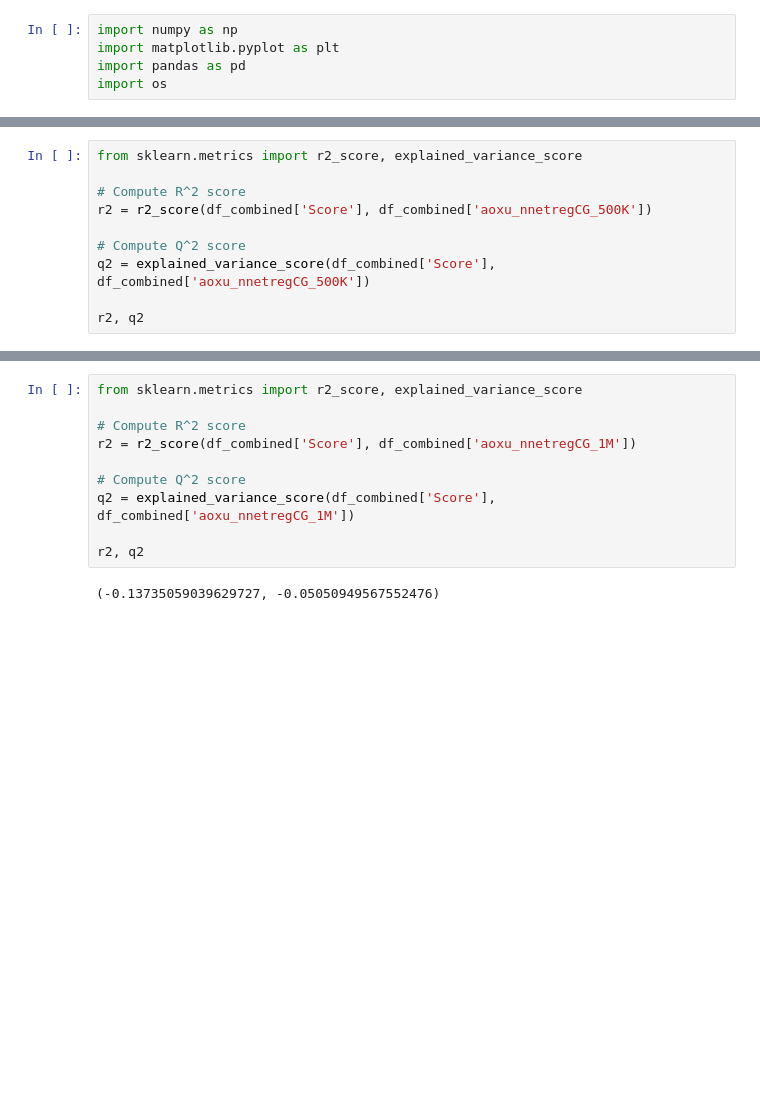
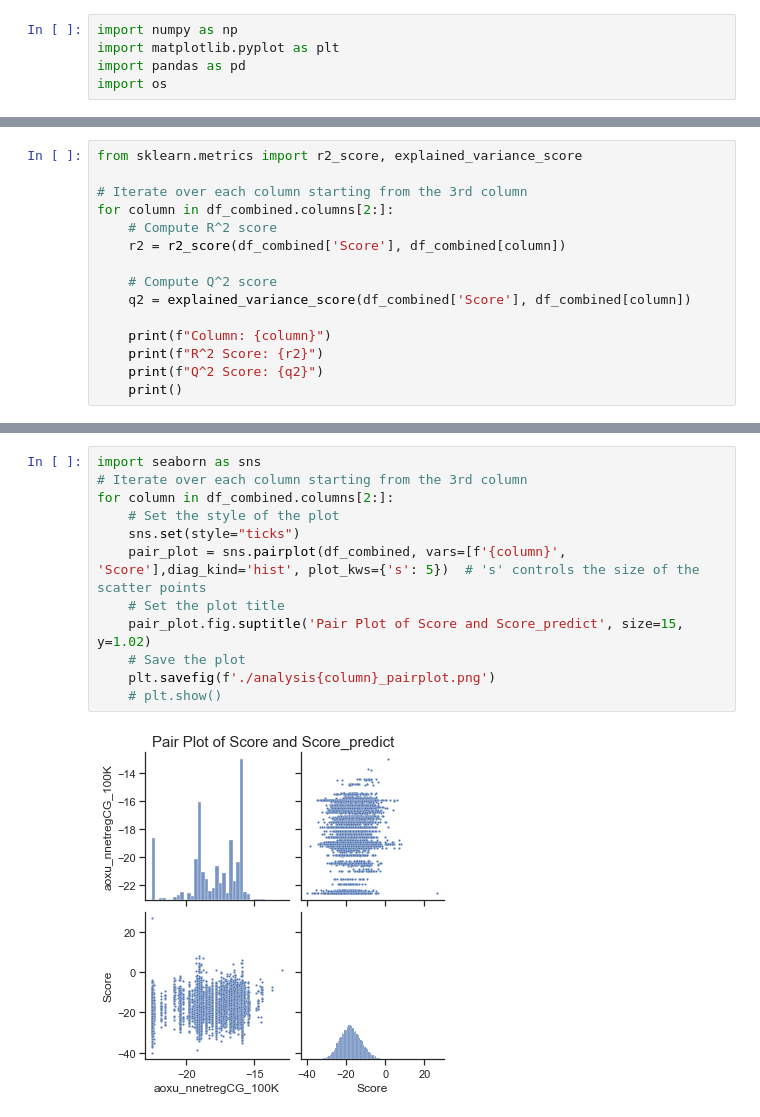
Before and after one commit to AaronXu9/DockingPrediction, a Jupyter notebook: data_processing/aggregate_pred.ipynb, the cells around one changed output, grey strips where cells are left out. Cells and saved outputs as stored; diff of their text form; blank space fills up the shorter version.

```diff
--- a/data_processing/aggregate_pred.ipynb
+++ b/data_processing/aggregate_pred.ipynb
@@ -46,11 +46,16 @@ df_combined
 # %%
 from sklearn.metrics import r2_score, explained_variance_score
 
-# Compute R^2 score
-r2 = r2_score(df_combined['Score'], df_combined['aoxu_nnetregCG_500K'])
+# Iterate over each column starting from the 3rd column
+for column in df_combined.columns[2:]:
+    # Compute R^2 score
+    r2 = r2_score(df_combined['Score'], df_combined[column])
 
-# Compute Q^2 score
-q2 = explained_variance_score(df_combined['Score'], df_combined['aoxu_nnetregCG_500K'])
+    # Compute Q^2 score
+    q2 = explained_variance_score(df_combined['Score'], df_combined[column])
 
-r2, q2
+    print(f"Column: {column}")
+    print(f"R^2 Score: {r2}")
+    print(f"Q^2 Score: {q2}")
+    print()
 # %% [output]
@@ -58,12 +73,14 @@ r2, q2
-# %%
-from sklearn.metrics import r2_score, explained_variance_score
-
-# Compute R^2 score
-r2 = r2_score(df_combined['Score'], df_combined['aoxu_nnetregCG_1M'])
-
-# Compute Q^2 score
-q2 = explained_variance_score(df_combined['Score'], df_combined['aoxu_nnetregCG_1M'])
-
-r2, q2
-# %% [output]
-(-0.13735059039629727, -0.05050949567552476)
+# %%
+import seaborn as sns
+# Iterate over each column starting from the 3rd column
+for column in df_combined.columns[2:]:
+    # Set the style of the plot
+    sns.set(style="ticks")
+    pair_plot = sns.pairplot(df_combined, vars=[f'{column}', 'Score'],diag_kind='hist', plot_kws={'s': 5})  # 's' controls the size of the scatter points
+    # Set the plot title
+    pair_plot.fig.suptitle('Pair Plot of Score and Score_predict', size=15, y=1.02)
+    # Save the plot
+    plt.savefig(f'./analysis{column}_pairplot.png')
+    # plt.show()
+# %% [output]
+[figure, added]
```
Also changed, not shown: parts of 3 cells of this notebook, 8 other files.
